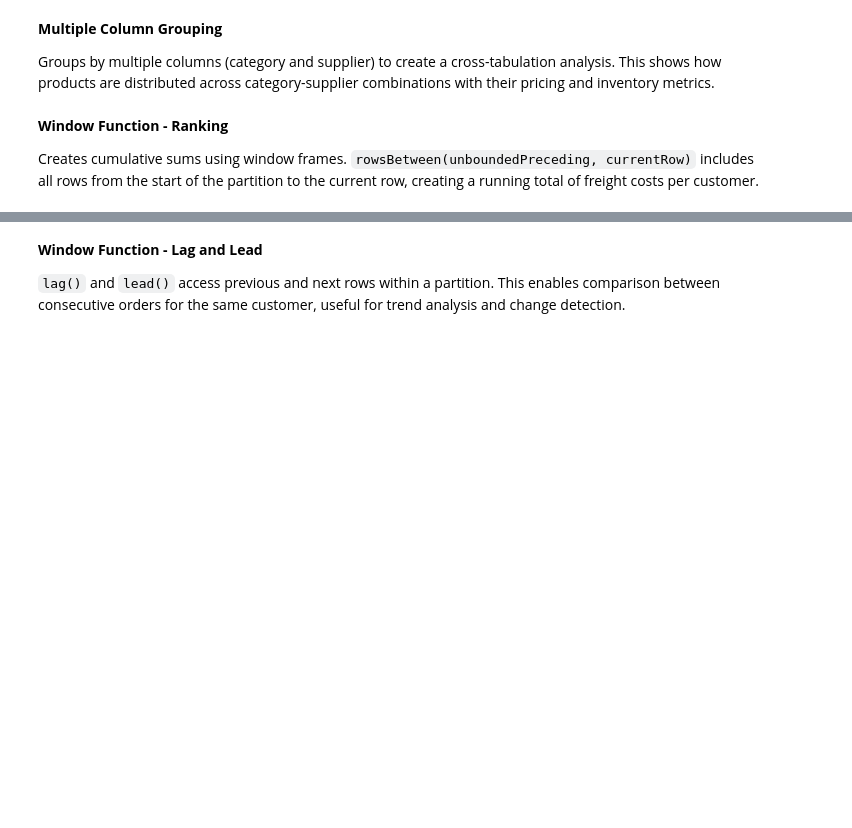
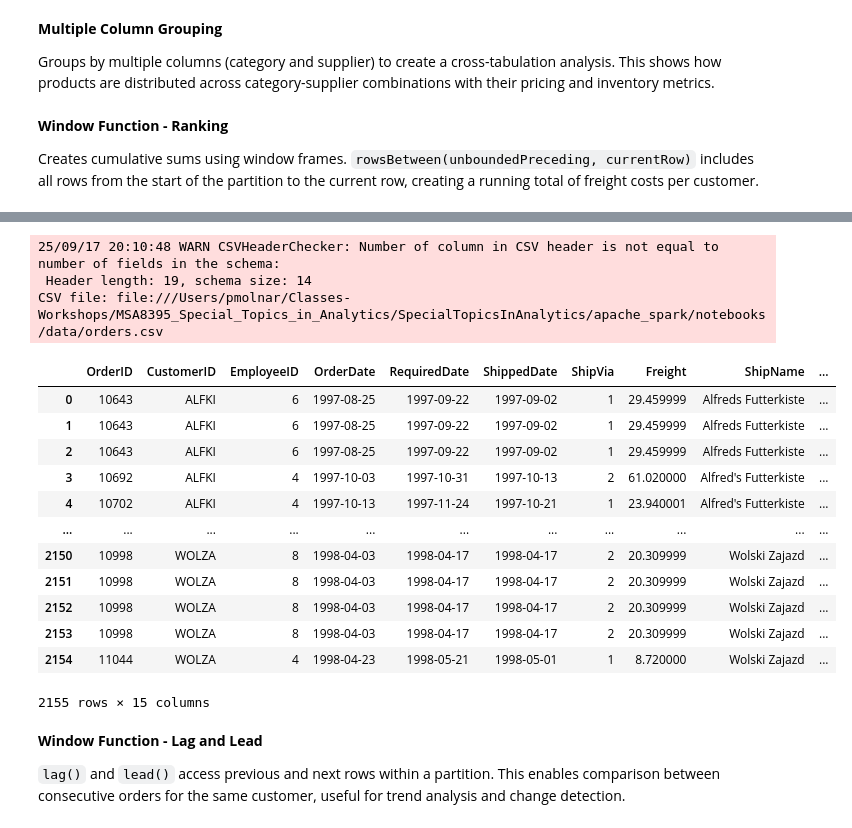
Before and after one commit to molnarai/SpecialTopicsInAnalytics, a Jupyter notebook: apache_spark/notebooks/01_PySparkEssentials.ipynb, the cells around one changed output, grey strips where cells are left out. Cells and saved outputs as stored; diff of their text form; code cells hidden in the pictures; blank space fills up the shorter version.

```diff
--- a/apache_spark/notebooks/01_PySparkEssentials.ipynb
+++ b/apache_spark/notebooks/01_PySparkEssentials.ipynb
@@ -480,3 +780,22 @@ running_totals = orders.withColumn("RunningFreight",
+# %%
+running_totals.toPandas()
+# %% [output]
+25/09/17 20:10:48 WARN CSVHeaderChecker: Number of column in CSV header is not equal to number of fields in the schema:
+ Header length: 19, schema size: 14
+CSV file: file:///Users/pmolnar/Classes-Workshops/MSA8395_Special_Topics_in_Analytics/SpecialTopicsInAnalytics/apache_spark/notebooks/data/orders.csv
+|  | OrderID | CustomerID | EmployeeID | OrderDate | RequiredDate | ShippedDate | ShipVia | Freight | ShipName | ... |
+| 0 | 10643 | ALFKI | 6 | 1997-08-25 | 1997-09-22 | 1997-09-02 | 1 | 29.459999 | Alfreds Futterkiste | ... |
+| 1 | 10643 | ALFKI | 6 | 1997-08-25 | 1997-09-22 | 1997-09-02 | 1 | 29.459999 | Alfreds Futterkiste | ... |
+| 2 | 10643 | ALFKI | 6 | 1997-08-25 | 1997-09-22 | 1997-09-02 | 1 | 29.459999 | Alfreds Futterkiste | ... |
+| 3 | 10692 | ALFKI | 4 | 1997-10-03 | 1997-10-31 | 1997-10-13 | 2 | 61.020000 | Alfred's Futterkiste | ... |
+| 4 | 10702 | ALFKI | 4 | 1997-10-13 | 1997-11-24 | 1997-10-21 | 1 | 23.940001 | Alfred's Futterkiste | ... |
+| ... | ... | ... | ... | ... | ... | ... | ... | ... | ... | ... |
+| 2150 | 10998 | WOLZA | 8 | 1998-04-03 | 1998-04-17 | 1998-04-17 | 2 | 20.309999 | Wolski Zajazd | ... |
+| 2151 | 10998 | WOLZA | 8 | 1998-04-03 | 1998-04-17 | 1998-04-17 | 2 | 20.309999 | Wolski Zajazd | ... |
+| 2152 | 10998 | WOLZA | 8 | 1998-04-03 | 1998-04-17 | 1998-04-17 | 2 | 20.309999 | Wolski Zajazd | ... |
+| 2153 | 10998 | WOLZA | 8 | 1998-04-03 | 1998-04-17 | 1998-04-17 | 2 | 20.309999 | Wolski Zajazd | ... |
+| 2154 | 11044 | WOLZA | 4 | 1998-04-23 | 1998-05-21 | 1998-05-01 | 1 | 8.720000 | Wolski Zajazd | ... |
+2155 rows × 15 columns
 # %% [markdown]
 **Window Function - Lag and Lead**
 
```
Also changed, not shown: parts of 26 cells of this notebook, 1 other file.
